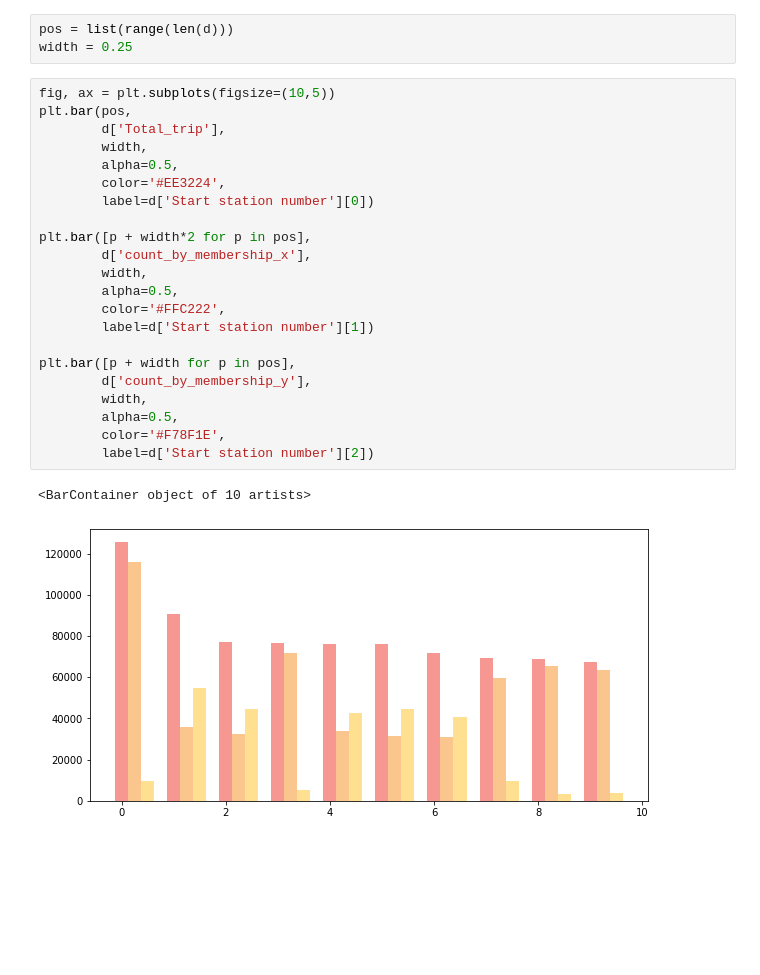
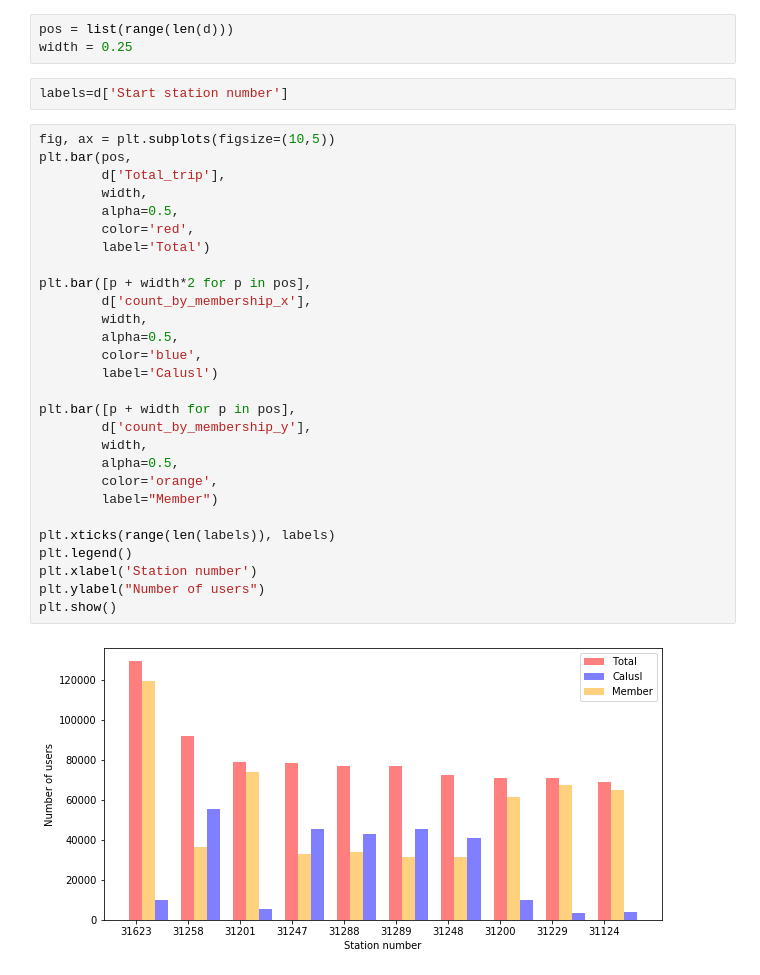
Before and after one commit to HMMJ-1991/bike-sharing, a Jupyter notebook: scripts/grouped_barchat.ipynb, the cells around one changed output. Drawn from its saved outputs; the diff is of its cells as text; blank space fills up the shorter version.

```diff
--- a/scripts/grouped_barchat.ipynb
+++ b/scripts/grouped_barchat.ipynb
@@ -160,28 +160,35 @@ d
 # %%
 pos = list(range(len(d)))
 width = 0.25
+# %%
+labels=d['Start station number']
 # %%
 fig, ax = plt.subplots(figsize=(10,5))
 plt.bar(pos,
         d['Total_trip'],
         width,
         alpha=0.5,
-        color='#EE3224',
-        label=d['Start station number'][0])
+        color='red',
+        label='Total')
 
 plt.bar([p + width*2 for p in pos],
         d['count_by_membership_x'],
         width,
         alpha=0.5,
-        color='#FFC222',
-        label=d['Start station number'][1])
+        color='blue',
+        label='Calusl')
 
 plt.bar([p + width for p in pos],
         d['count_by_membership_y'],
         width,
         alpha=0.5,
-        color='#F78F1E',
-        label=d['Start station number'][2])
+        color='orange',
+        label="Member")
+
+plt.xticks(range(len(labels)), labels)
+plt.legend()
+plt.xlabel('Station number')
+plt.ylabel("Number of users")
+plt.show()
 # %% [output]
-<BarContainer object of 10 artists>
-[figure, old version]
+[figure, new version]
```
Also changed, not shown: parts of 11 cells of this notebook, 11 other files.
